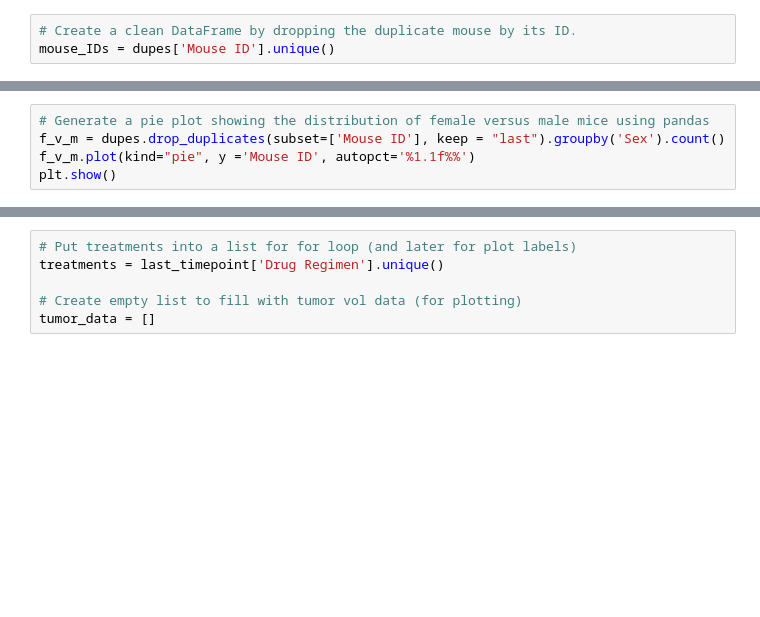
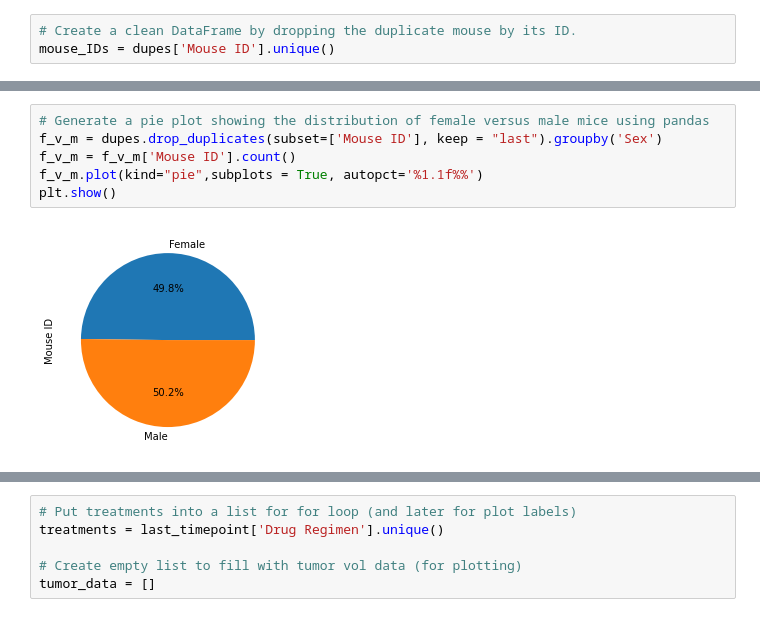
Before and after one commit to emedina2/Matplotlib_Homework, a Jupyter notebook: 02-Homework/05-Matplotlib/Instructions/Pymaceuticals/Pymaceuticals.ipynb, the cells around one changed output, grey strips where cells are left out. Drawn from its saved outputs; the diff is of its cells as text; blank space fills up the shorter version.

```diff
--- a/02-Homework/05-Matplotlib/Instructions/Pymaceuticals/Pymaceuticals.ipynb
+++ b/02-Homework/05-Matplotlib/Instructions/Pymaceuticals/Pymaceuticals.ipynb
@@ -63,8 +135,11 @@ aggregation
 # %%
 # Generate a pie plot showing the distribution of female versus male mice using pandas
-f_v_m = dupes.drop_duplicates(subset=['Mouse ID'], keep = "last").groupby('Sex').count()
-f_v_m.plot(kind="pie", y ='Mouse ID', autopct='%1.1f%%')
+f_v_m = dupes.drop_duplicates(subset=['Mouse ID'], keep = "last").groupby('Sex')
+f_v_m = f_v_m['Mouse ID'].count()
+f_v_m.plot(kind="pie",subplots = True, autopct='%1.1f%%')
 plt.show()
+# %% [output]
+[figure, added]
 # %%
 # Generate a pie plot showing the distribution of female versus male mice using pyplot
 plt.pie(f_v_m['Mouse ID'], labels = ("Female", "Male"),colors = ('Pink', 'Blue'), autopct='%1.1f%%')
```
Also changed, not shown: parts of 15 cells of this notebook.
